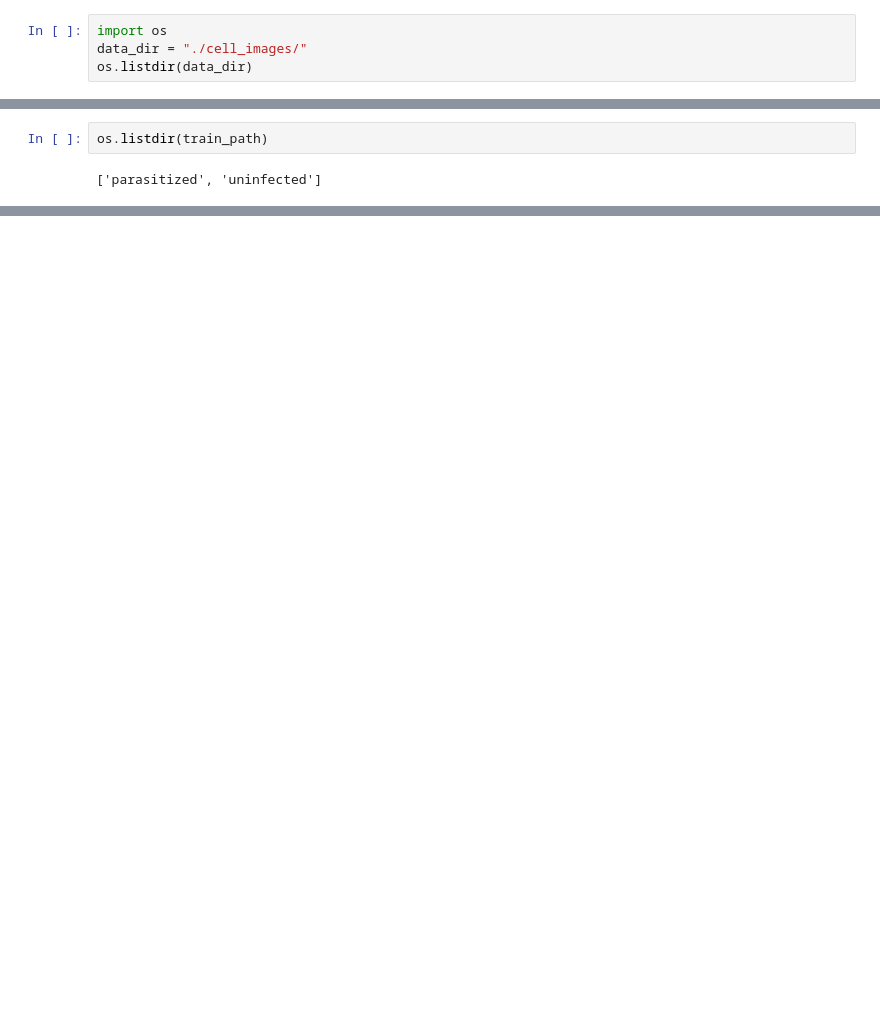
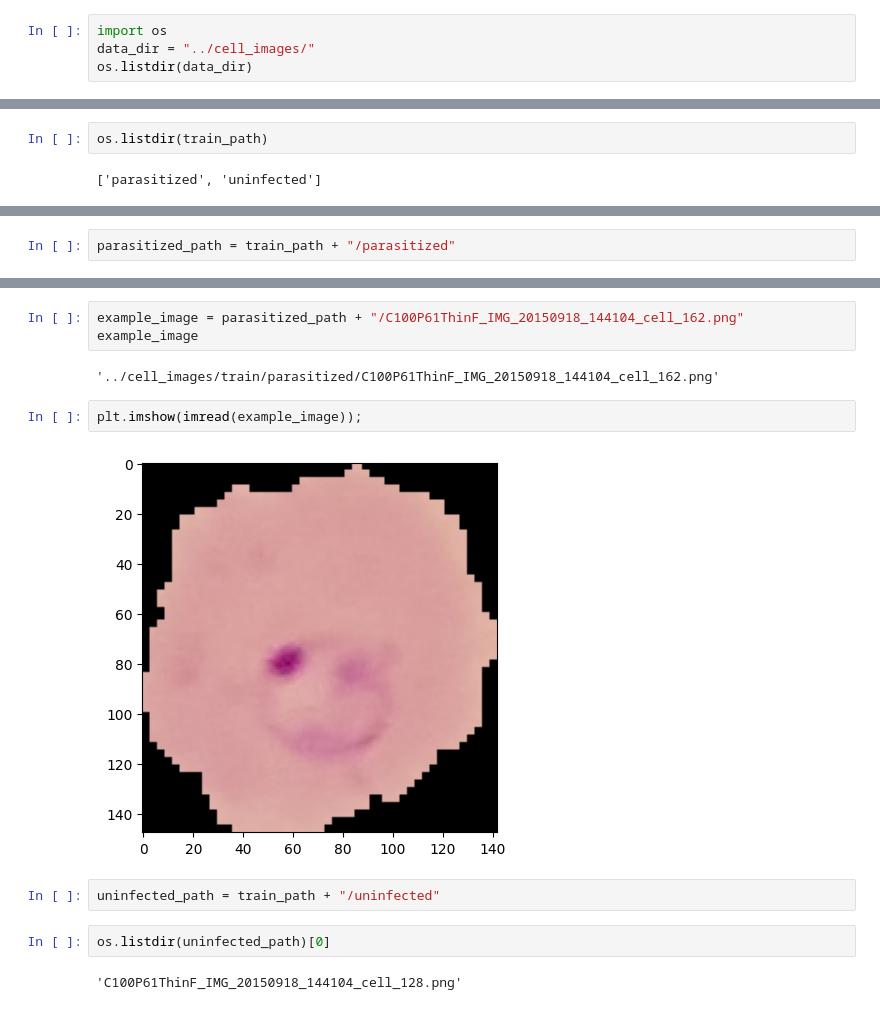
Before and after one commit to PrathamModi001/malaria_cell_preds, a Jupyter notebook: cell_images.ipynb, the cells around one changed output, grey strips where cells are left out. Drawn from its saved outputs; the diff is of its cells as text; blank space fills up the shorter version.

```diff
--- a/cell_images.ipynb
+++ b/cell_images.ipynb
@@ -1,6 +1,6 @@
 # %%
 import os
-data_dir = "./cell_images/"
+data_dir = "../cell_images/"
 os.listdir(data_dir)
 # %% [output]
 ['test', 'train']
@@ -29,0 +30,2 @@ paracitized_path = train_path + ""
+# %%
+parasitized_path = train_path + "/parasitized"
@@ -29,0 +52,15 @@ paracitized_path = train_path + ""
+# %%
+example_image = parasitized_path + "/C100P61ThinF_IMG_20150918_144104_cell_162.png"
+example_image
+# %% [output]
+'../cell_images/train/parasitized/C100P61ThinF_IMG_20150918_144104_cell_162.png'
+# %%
+plt.imshow(imread(example_image));
+# %% [output]
+[figure, added]
+# %%
+uninfected_path = train_path + "/uninfected"
+# %%
+os.listdir(uninfected_path)[0]
+# %% [output]
+'C100P61ThinF_IMG_20150918_144104_cell_128.png'
```
Also changed, not shown: parts of 5 cells of this notebook.
